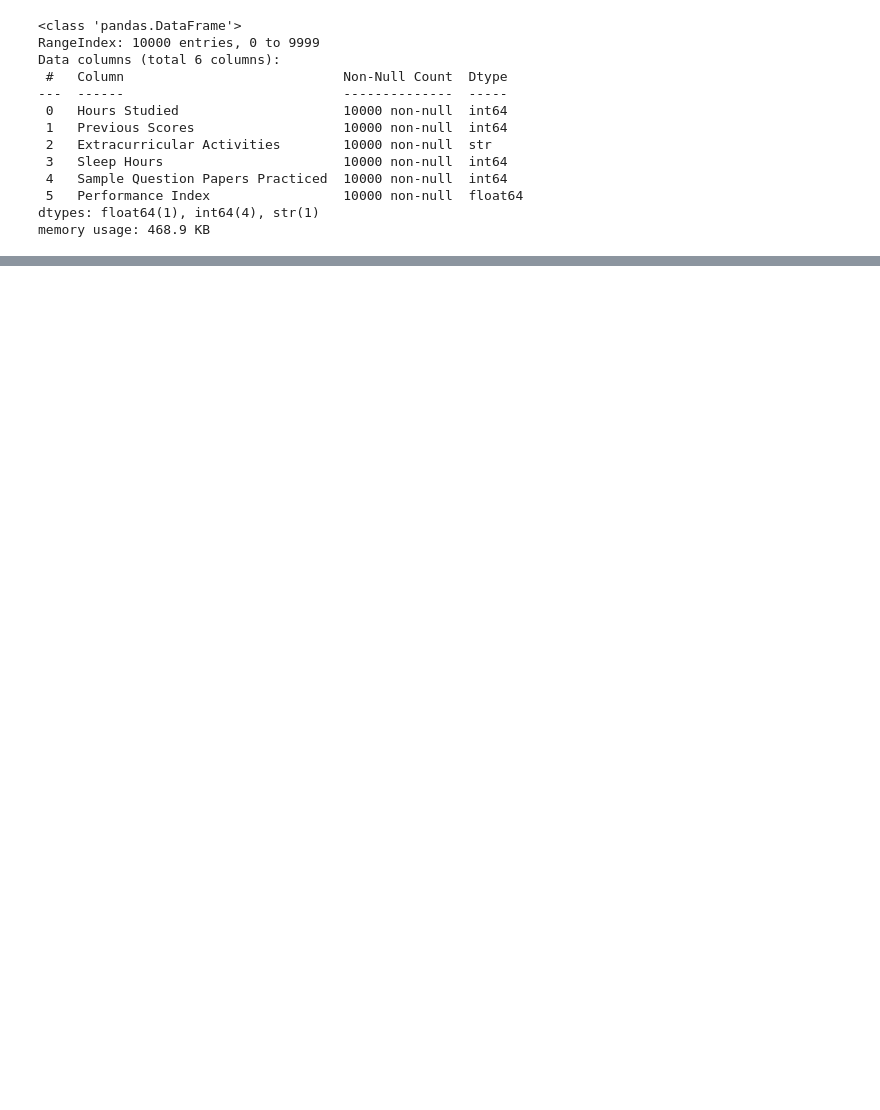
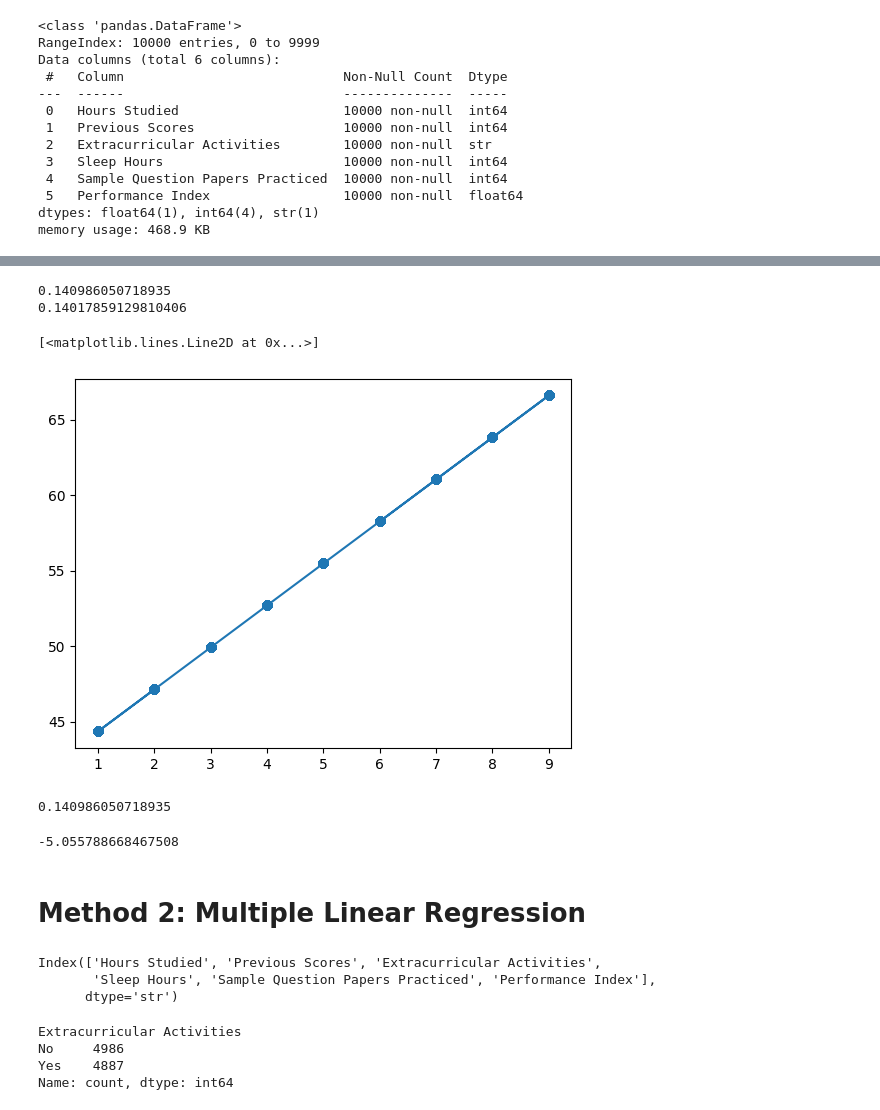
Before and after one commit to Dashrath7489/python, a Jupyter notebook: ML_DATASCIENCE/SImple_linear_regression.ipynb, the cells around one changed output, grey strips where cells are left out. Cells and saved outputs as stored; diff of their text form; code cells hidden in the pictures; blank space fills up the shorter version.

```diff
--- a/ML_DATASCIENCE/SImple_linear_regression.ipynb
+++ b/ML_DATASCIENCE/SImple_linear_regression.ipynb
@@ -47,0 +84,3 @@ memory usage: 468.9 KB
+# %%
+x = data[["Hours Studied"]]
+y = data[["Performance Index"]]
@@ -47,0 +95,3 @@ memory usage: 468.9 KB
+# %%
+from sklearn.model_selection import train_test_split
+x_train,x_test ,y_train,y_test = train_test_split(x,y,test_size=0.3)
@@ -47,0 +106,4 @@ memory usage: 468.9 KB
+# %%
+from sklearn.linear_model import LinearRegression
+linear_model = LinearRegression()
+linear_model.fit(x_train,y_train)
@@ -47,0 +112,3 @@ memory usage: 468.9 KB
+# %%
+y_pred = linear_model.predict(x_test)
+y_pred[:10]
@@ -47,0 +140,41 @@ memory usage: 468.9 KB
+# %%
+print(linear_model.score(x_test,y_test))
+print(linear_model.score(x_train,y_train))
+# %% [output]
+0.140986050718935
+0.14017859129810406
+# %%
+from matplotlib import pyplot as plt
+
+
+plt.scatter(x_test,y_pred)
+Plt.plot(x_test,y_pred)
+# %% [output]
+[<matplotlib.lines.Line2D at 0x...>]
+[figure, added]
+# %%
+from sklearn.metrics import r2_score
+r2_score(y_test,y_pred)
+# %% [output]
+0.140986050718935
+# %%
+r2_score(y_pred,y_test)
+# %% [output]
+-5.055788668467508
+# %% [markdown]
+# Method 2: Multiple Linear Regression
+# %%
+data.columns
+# %% [output]
+Index(['Hours Studied', 'Previous Scores', 'Extracurricular Activities',
+       'Sleep Hours', 'Sample Question Papers Practiced', 'Performance Index'],
+      dtype='str')
+# %%
+# Feature Encoding
+
+data["Extracurricular Activities"].value_counts()
+# %% [output]
+Extracurricular Activities
+No     4986
+Yes    4887
+Name: count, dtype: int64
```
Also changed, not shown: parts of 20 cells of this notebook.
